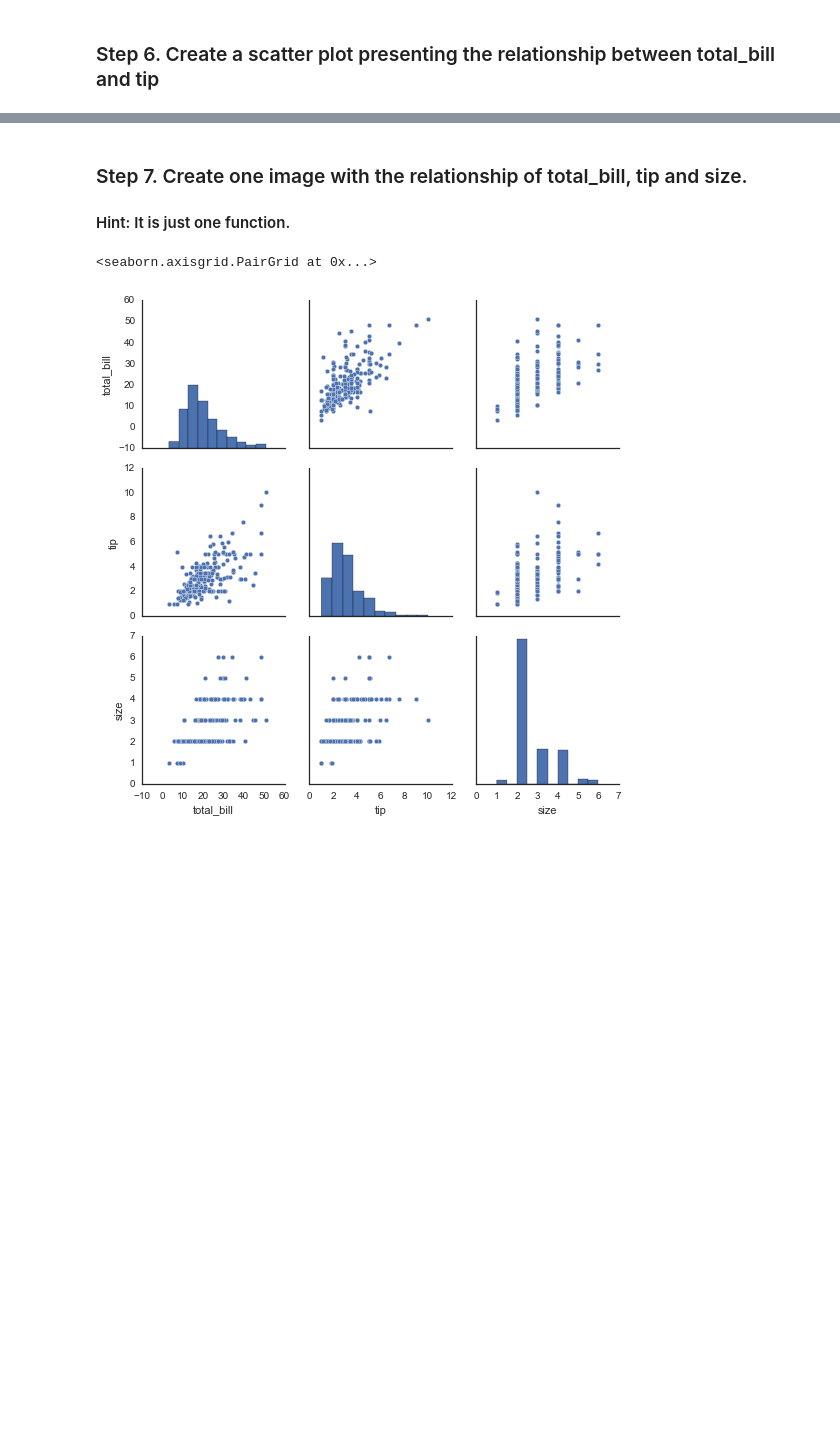
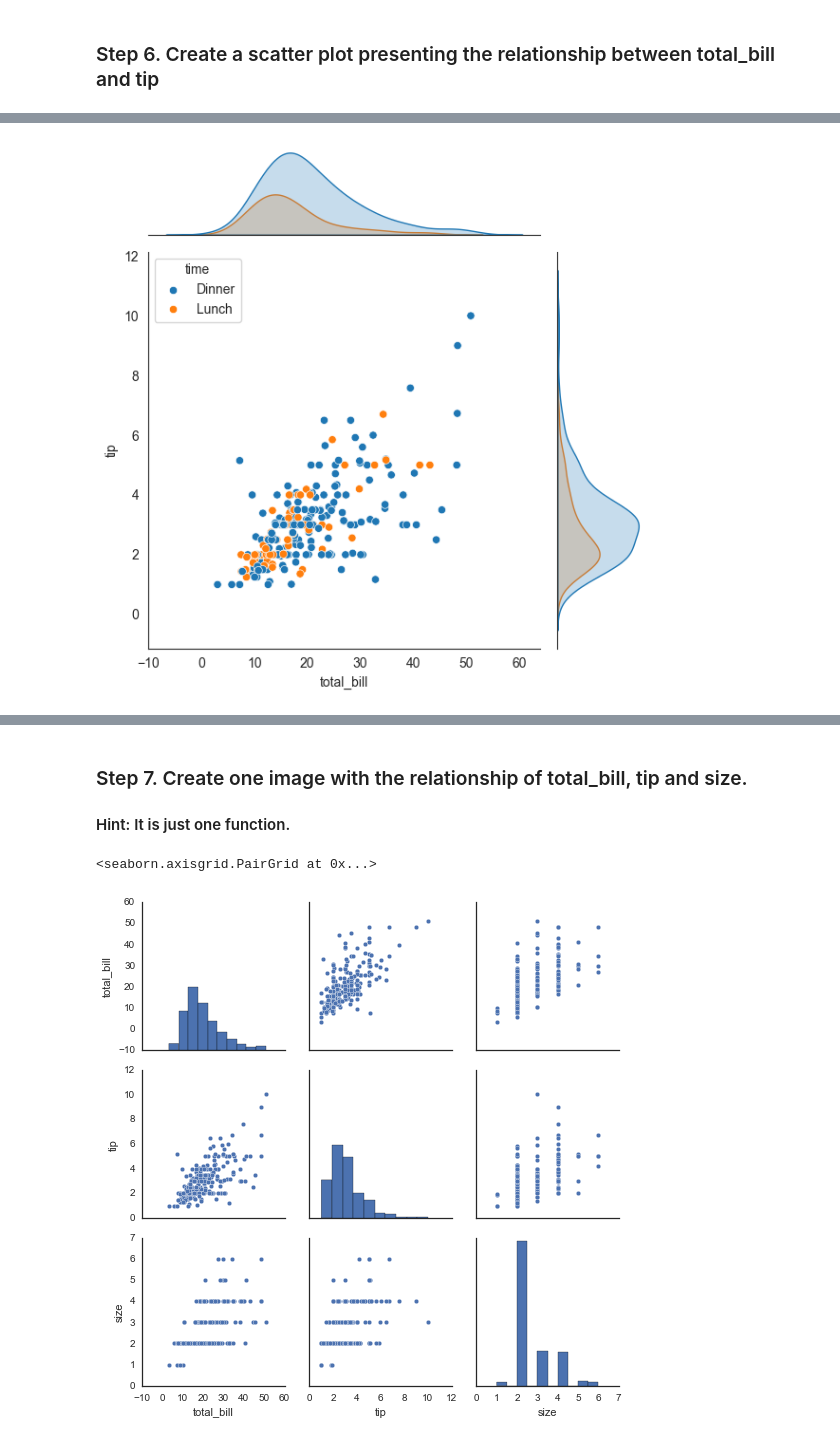
Before and after one commit to aziart/pandas-exercises, a Jupyter notebook: 07 - Visualization/Tips/Solutions.ipynb, the cells around one changed output, grey strips where cells are left out. Cells and saved outputs as stored; diff of their text form; code cells hidden in the pictures; blank space fills up the shorter version.

```diff
--- a/07 - Visualization/Tips/Solutions.ipynb
+++ b/07 - Visualization/Tips/Solutions.ipynb
@@ -55,0 +171,15 @@ sns.set_style("white")
+# %%
+# Scatter plot + distribution
+
+sns.jointplot(
+    data=tips
+    , x='total_bill'
+    , y='tip'
+    , hue="time"
+    # , height=10
+    , legend=True
+    , ratio=4
+    , kind="scatter"
+);
+# %% [output]
+[figure, added]
```
Also changed, not shown: parts of 13 cells of this notebook.
